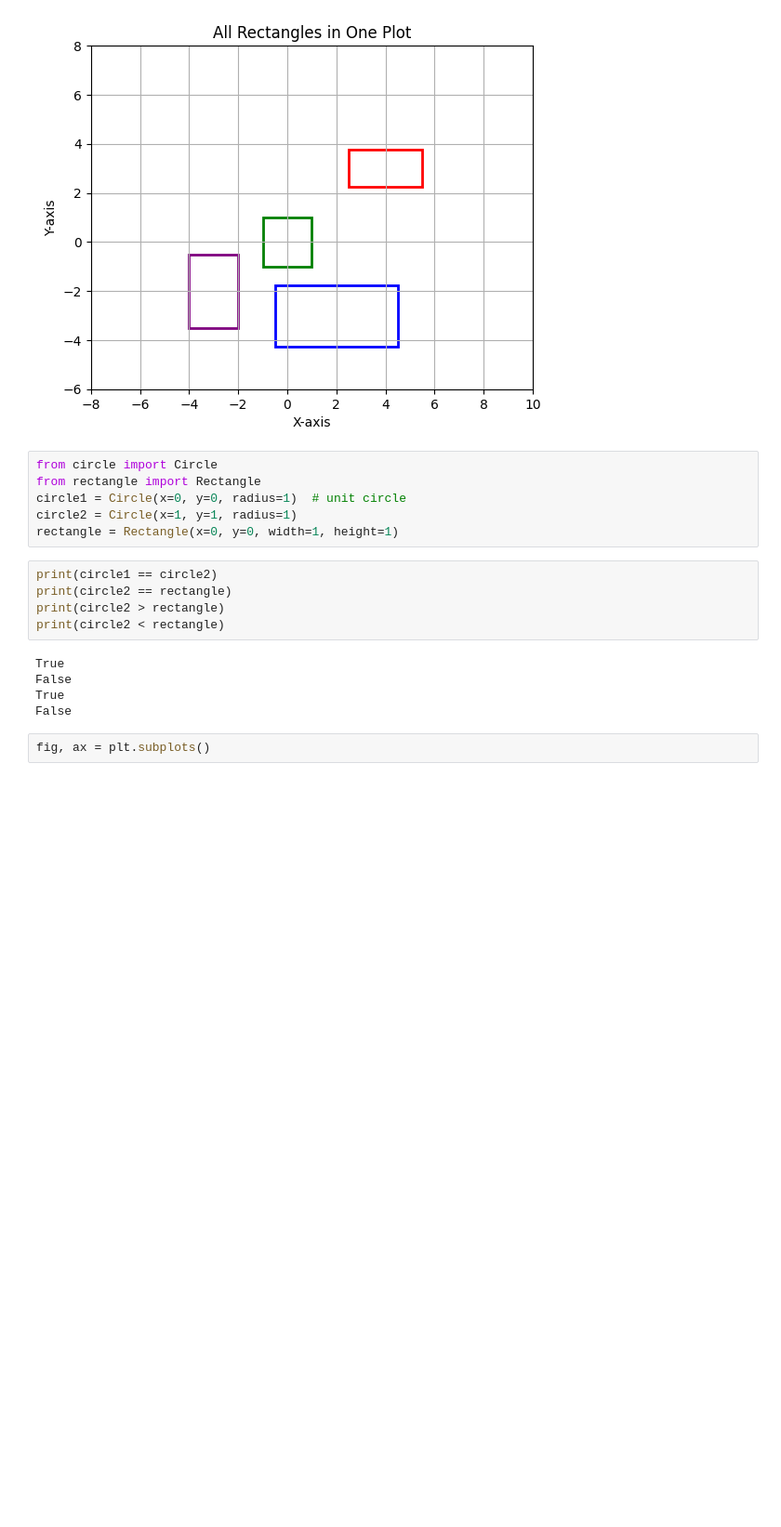
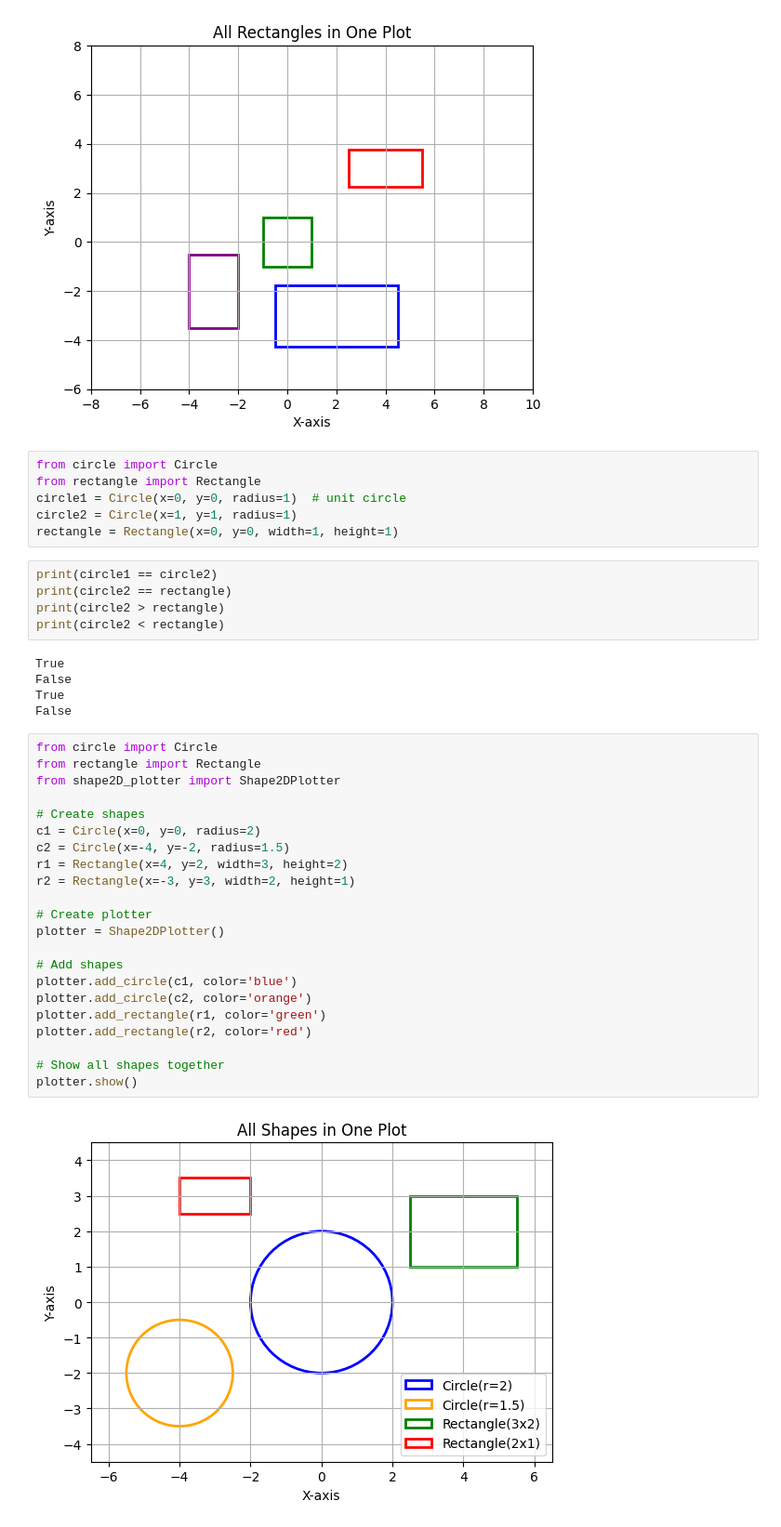
Before and after one commit to densen1995/dennis_lab2_de25, a Jupyter notebook: manual_test.ipynb, the cells around one changed output. Shown at 93% size. Cells and saved outputs as stored; diff of their text form; blank space fills up the shorter version.

Commit message:
update shape2D plotter

```diff
--- a/manual_test.ipynb
+++ b/manual_test.ipynb
@@ -293,5 +291,27 @@ True
 False
 True
 False
-# %%
-fig, ax = plt.subplots()
+# %%
+from circle import Circle
+from rectangle import Rectangle
+from shape2D_plotter import Shape2DPlotter
+
+# Create shapes
+c1 = Circle(x=0, y=0, radius=2)
+c2 = Circle(x=-4, y=-2, radius=1.5)
+r1 = Rectangle(x=4, y=2, width=3, height=2)
+r2 = Rectangle(x=-3, y=3, width=2, height=1)
+
+# Create plotter
+plotter = Shape2DPlotter()
+
+# Add shapes
+plotter.add_circle(c1, color='blue')
+plotter.add_circle(c2, color='orange')
+plotter.add_rectangle(r1, color='green')
+plotter.add_rectangle(r2, color='red')
+
+# Show all shapes together
+plotter.show()
+# %% [output]
+[figure, added]
```
Also changed, not shown: parts of 3 cells of this notebook, 8 other files.
